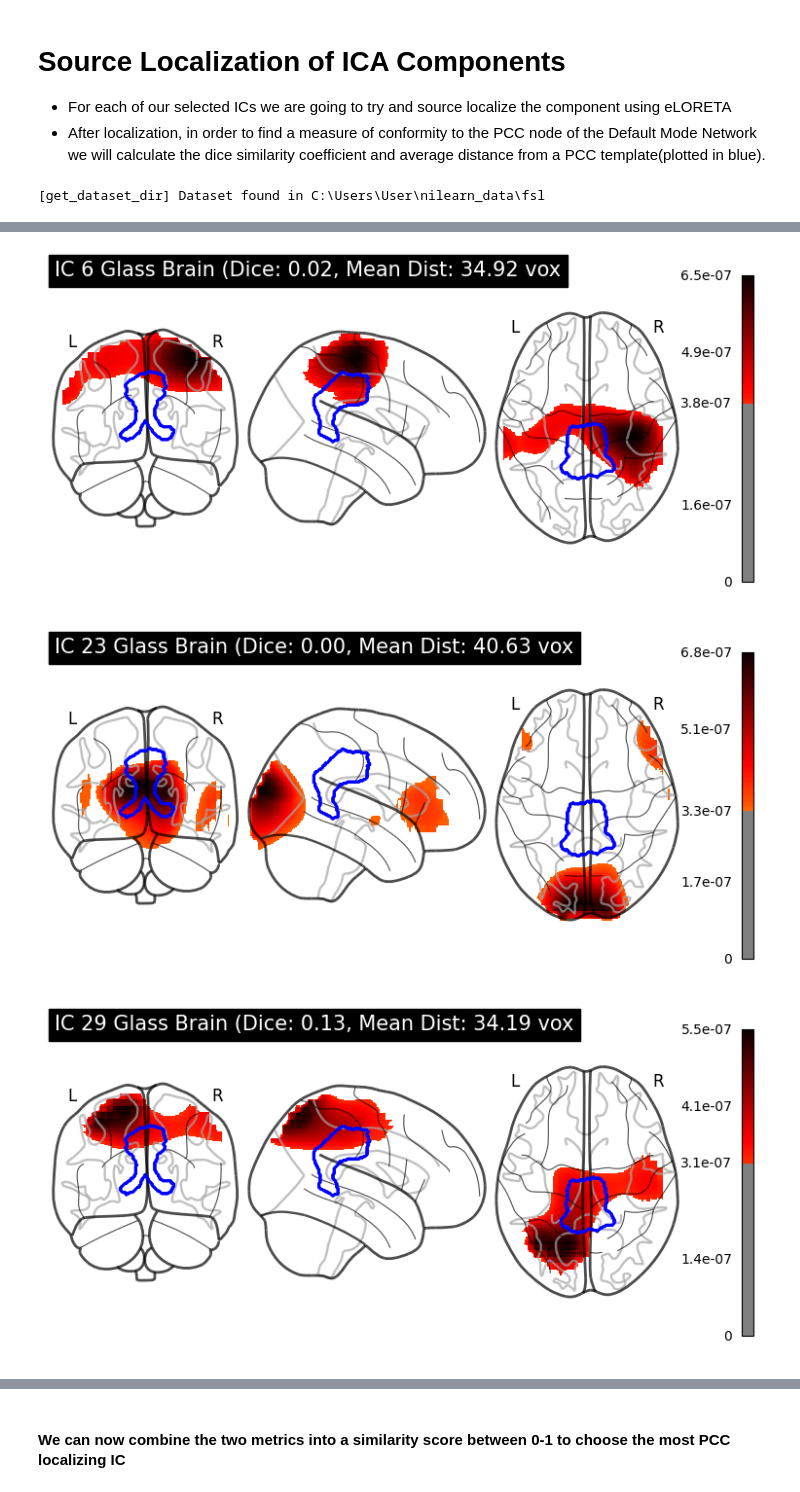
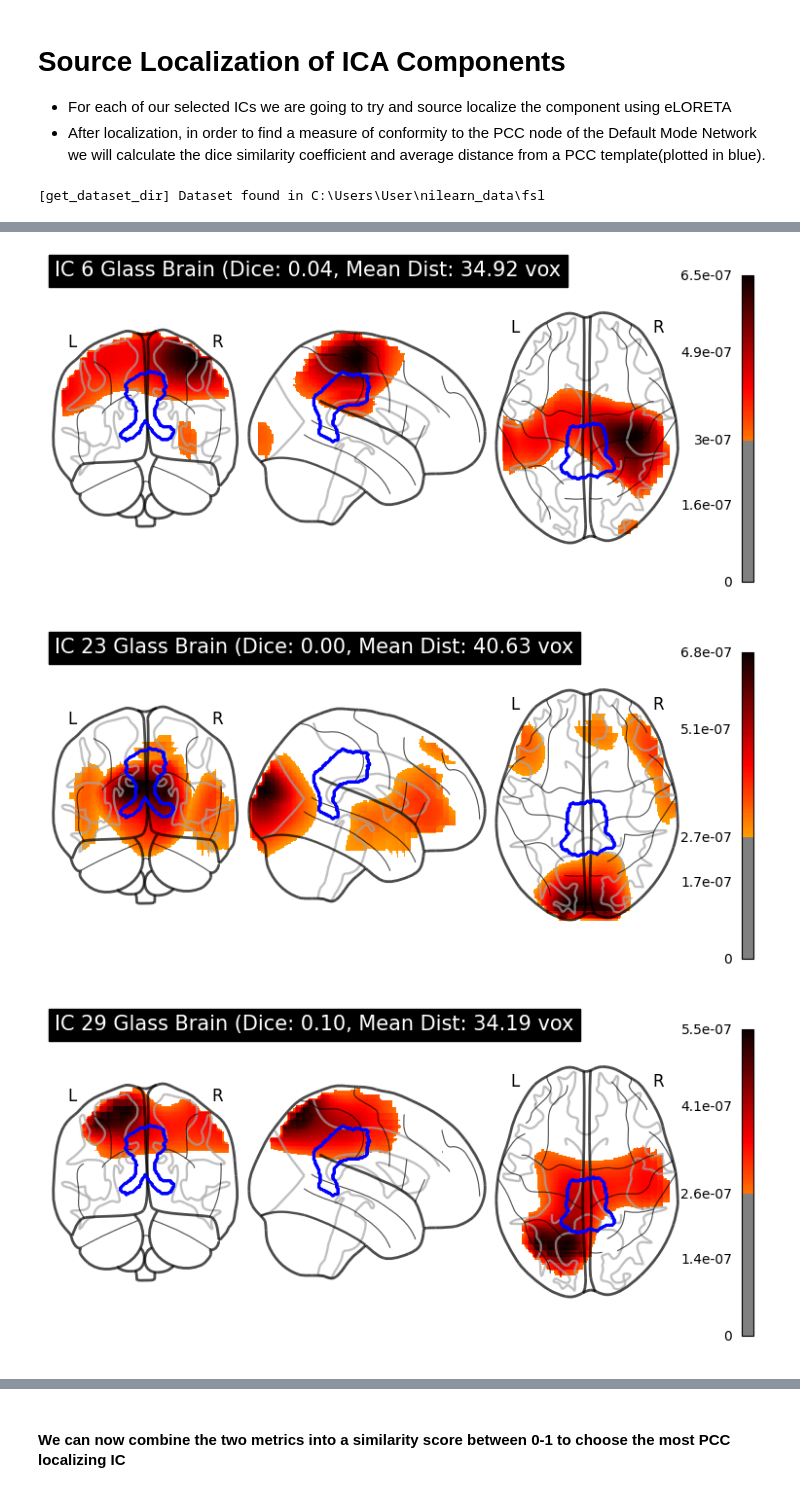
Before and after one commit to parvchor/BCI-Psychedelic, a Jupyter notebook: Analysis/Subject 1.ipynb, the cells around one changed output, grey strips where cells are left out. Drawn from its saved outputs; the diff is of its cells as text; code cells hidden in the pictures.

```diff
--- a/Analysis/Subject 1.ipynb
+++ b/Analysis/Subject 1.ipynb
@@ -174,10 +174,10 @@ for comp_idx, label in enumerate(labels["labels"]):
 
     brain_prob = prob_vector  # 'brain' is always the first class
 
-    if label != "brain" or brain_prob < 0.70:
+    if label != "brain" or brain_prob < 0.7:
         ica.exclude.append(comp_idx)
 
-print("Keeping only brain components with ≥ 90% probability.")
+print("Keeping only brain components with ≥ 70% probability.")
 
 
 
@@ -270,7 +270,7 @@ for ic_index in ics_of_interest:
     else:
         ic_data_norm = ic_data_cont
 
-    threshold_value = np.percentile(ic_data_cont[ic_data_cont != 0], 95)
+    threshold_value = np.percentile(ic_data_cont[ic_data_cont != 0], 90)
     ic_data_bin = (ic_data_cont > threshold_value).astype(int)
     intersection = np.logical_and(ic_data_bin, pcc_filled).sum()
     if (ic_data_bin.sum() + pcc_filled.sum()) > 0:
@@ -304,3 +304,3 @@ for ic_index in ics_of_interest:
-[figure, old version]
+[figure, new version]
-[figure, old version]
+[figure, new version]
-[figure, old version]
+[figure, new version]
```
Also changed, not shown: parts of 4 cells of this notebook, 11 other files.
